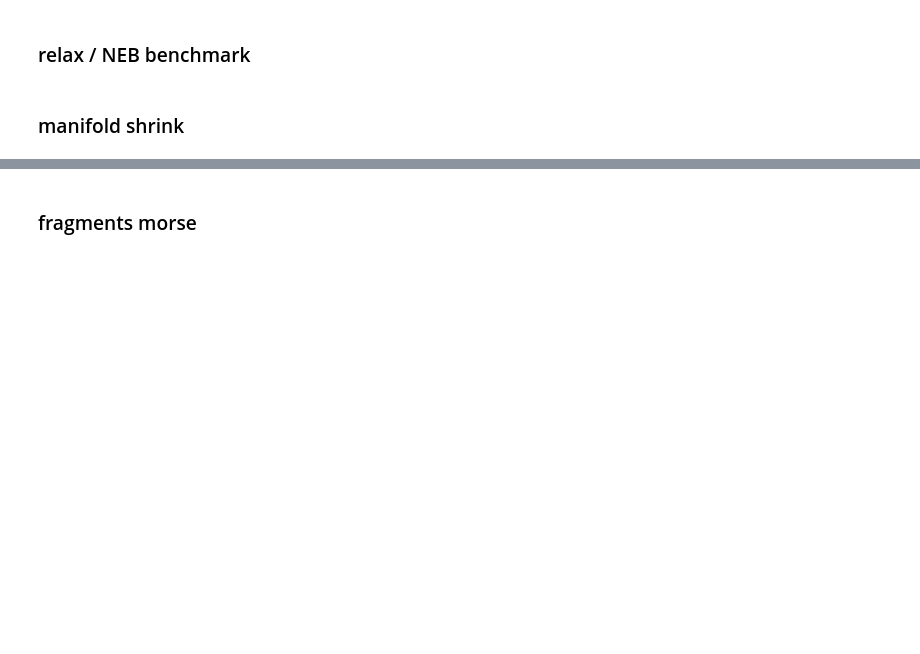
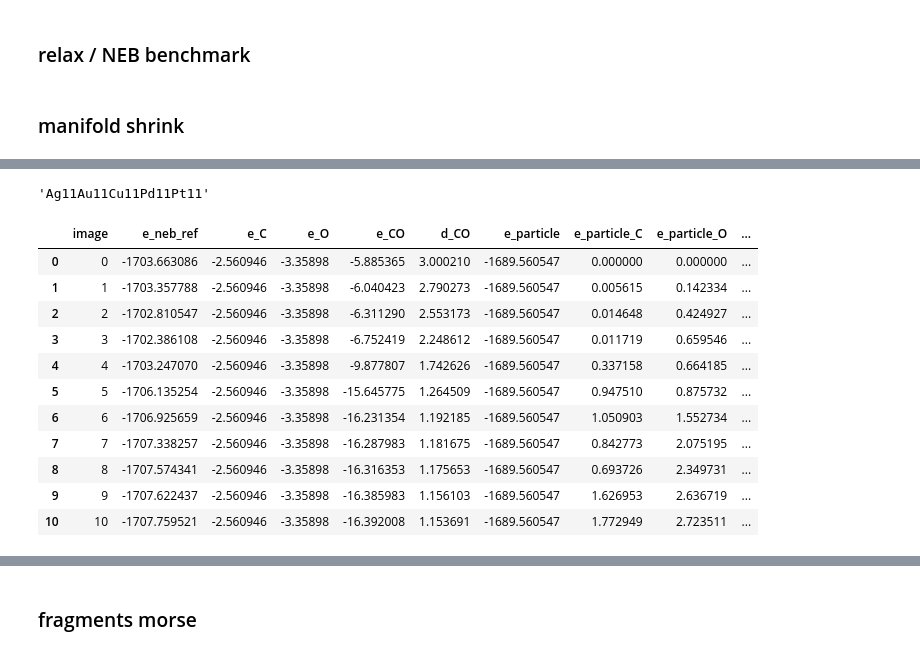
Before and after one commit to schwallergroup/CFT, a Jupyter notebook: notebooks/cft.ipynb, the cells around one changed output, grey strips where cells are left out. Cells and saved outputs as stored; diff of their text form; code cells hidden in the pictures; blank space fills up the shorter version.

```diff
--- a/notebooks/cft.ipynb
+++ b/notebooks/cft.ipynb
@@ -359,0 +445,31 @@ m = Manifold(atoms, mode='particle', precision=2.5, touch_sphere_size=2.5)
+# %%
+particle.get_chemical_formula()
+# %% [output]
+'Ag11Au11Cu11Pd11Pt11'
+# %%
+res = []
+for i, image in enumerate(images):
+    e_neb_ref = image.get_potential_energy()
+    info = {
+            'image': i,
+            'e_neb_ref':e_neb_ref
+        }
+    for k, v in {
+        'C':['C'],
+        'O':['O'],
+        'CO':['C','O'],
+        'particle':['Ag','Au','Cu','Pd','Pt'],
+        'particle_C':['Ag','Au','Cu','Pd','Pt', 'C'],
+        'particle_O':['Ag','Au','Cu','Pd','Pt', 'O'],
+        }.items():
+
+        a = image.copy()
+        a = a[[atom.index for atom in a if atom.symbol in v]]
+        a.calc = copy.deepcopy(clean_calc)
+        e = a.get_potential_energy()
+        info[f'e_{k}']= e
+
+        if k == 'CO':
+            info[f'd_{k}'] = a.get_all_distances()[0][1]
+
+    res.append(info)
@@ -359,0 +482,30 @@ m = Manifold(atoms, mode='particle', precision=2.5, touch_sphere_size=2.5)
+# %%
+res_df = pd.DataFrame(res)
+
+res_df['e_C-O'] = res_df['e_CO'] - res_df['e_C'] - res_df['e_O']
+res_df['e_C-O'] -= res_df['e_C-O'].values[0]
+res_df['e_particle_O'] -= res_df['e_particle_O'].values[0] #res_df['e_particle'] # ref_O
+res_df['e_particle_C'] -= res_df['e_particle_C'].values[0] #res_df['e_particle'] # ref_C
+res_df['e_neb'] = res_df['e_neb_ref'] - res_df['e_neb_ref'].values[0]#res_df['e_particle']#
+
+res_df['sum_two_body'] = res_df['e_particle_O'] + res_df['e_particle_C'] + res_df['e_C-O']
+
+res_df['d_body'] = res_df['e_neb'] - res_df['sum_two_body']
+
+
+# res_df['dx'] = res_df['xx'] -res_df['e_neb']
+
+res_df
+# %% [output]
+|  | image | e_neb_ref | e_C | e_O | e_CO | d_CO | e_particle | e_particle_C | e_particle_O | ... |
+| 0 | 0 | -1703.663086 | -2.560946 | -3.35898 | -5.885365 | 3.000210 | -1689.560547 | 0.000000 | 0.000000 | ... |
+| 1 | 1 | -1703.357788 | -2.560946 | -3.35898 | -6.040423 | 2.790273 | -1689.560547 | 0.005615 | 0.142334 | ... |
+| 2 | 2 | -1702.810547 | -2.560946 | -3.35898 | -6.311290 | 2.553173 | -1689.560547 | 0.014648 | 0.424927 | ... |
+| 3 | 3 | -1702.386108 | -2.560946 | -3.35898 | -6.752419 | 2.248612 | -1689.560547 | 0.011719 | 0.659546 | ... |
+| 4 | 4 | -1703.247070 | -2.560946 | -3.35898 | -9.877807 | 1.742626 | -1689.560547 | 0.337158 | 0.664185 | ... |
+| 5 | 5 | -1706.135254 | -2.560946 | -3.35898 | -15.645775 | 1.264509 | -1689.560547 | 0.947510 | 0.875732 | ... |
+| 6 | 6 | -1706.925659 | -2.560946 | -3.35898 | -16.231354 | 1.192185 | -1689.560547 | 1.050903 | 1.552734 | ... |
+| 7 | 7 | -1707.338257 | -2.560946 | -3.35898 | -16.287983 | 1.181675 | -1689.560547 | 0.842773 | 2.075195 | ... |
+| 8 | 8 | -1707.574341 | -2.560946 | -3.35898 | -16.316353 | 1.175653 | -1689.560547 | 0.693726 | 2.349731 | ... |
+| 9 | 9 | -1707.622437 | -2.560946 | -3.35898 | -16.385983 | 1.156103 | -1689.560547 | 1.626953 | 2.636719 | ... |
+| 10 | 10 | -1707.759521 | -2.560946 | -3.35898 | -16.392008 | 1.153691 | -1689.560547 | 1.772949 | 2.723511 | ... |
```
Also changed, not shown: parts of 57 cells of this notebook, 3 other files.
